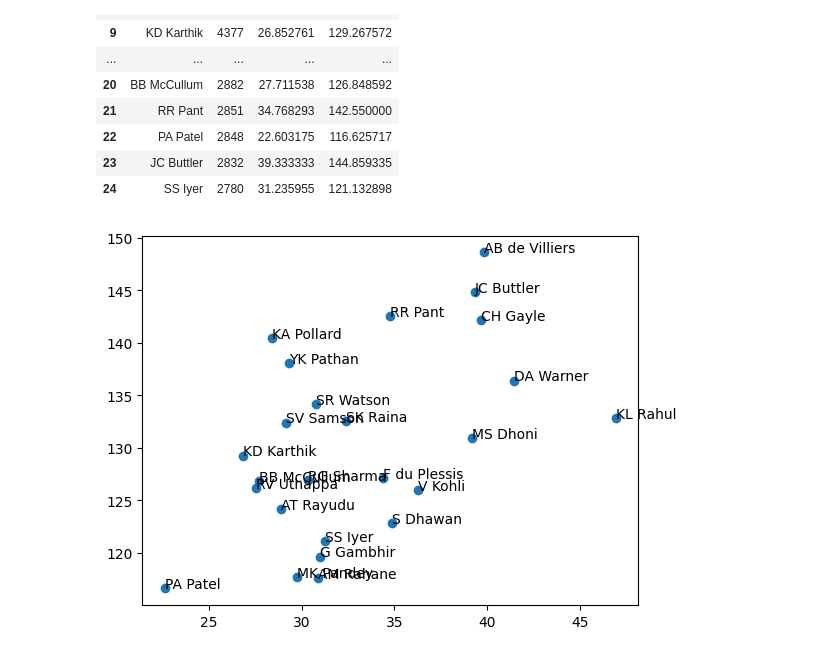
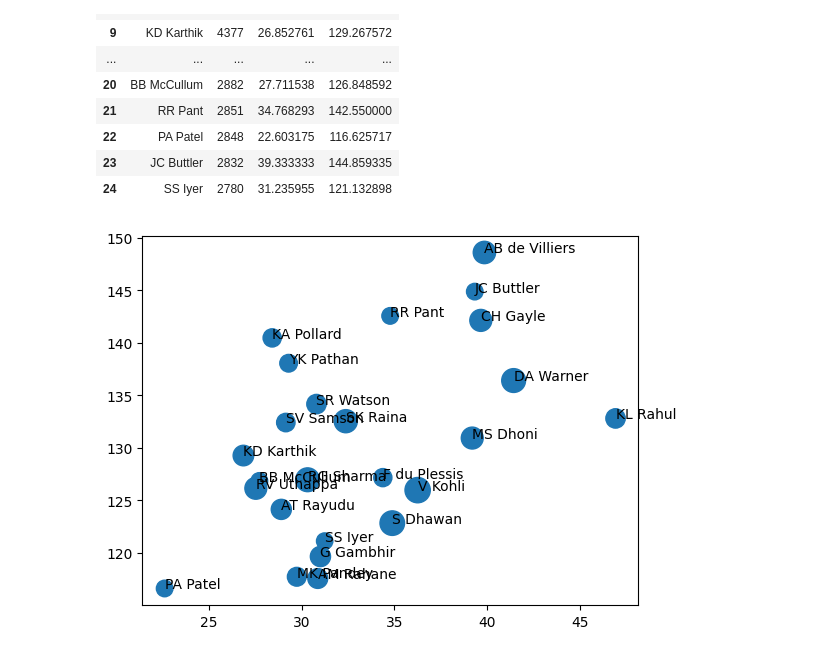
Before and after one commit to Rudra18GTHB/Codes, a Jupyter notebook: Visualization/Exp8.ipynb, the cells around one changed output. Saved outputs shown, nothing was run; the diff lists cells and outputs as text; code cells hidden in the pictures.

```diff
--- a/Visualization/Exp8.ipynb
+++ b/Visualization/Exp8.ipynb
@@ -34,9 +34,9 @@ df
 | 23 | JC Buttler | 2832 | 39.333333 | 144.859335 |
 | 24 | SS Iyer | 2780 | 31.235955 | 121.132898 |
 # %%
-plt.scatter(df["avg"],df["strike_rate"])
+plt.scatter(df["avg"],df["strike_rate"],s=df['runs']/20)
 for i in range(df.shape[0]):
     plt.text(df['avg'].values[i],df['strike_rate'].values[i],df['batter'].values[i])
 plt.show()
 # %% [output]
-[figure, old version]
+[figure, new version]
```
Also changed, not shown: parts of 1 cell of this notebook, 1 other file.
